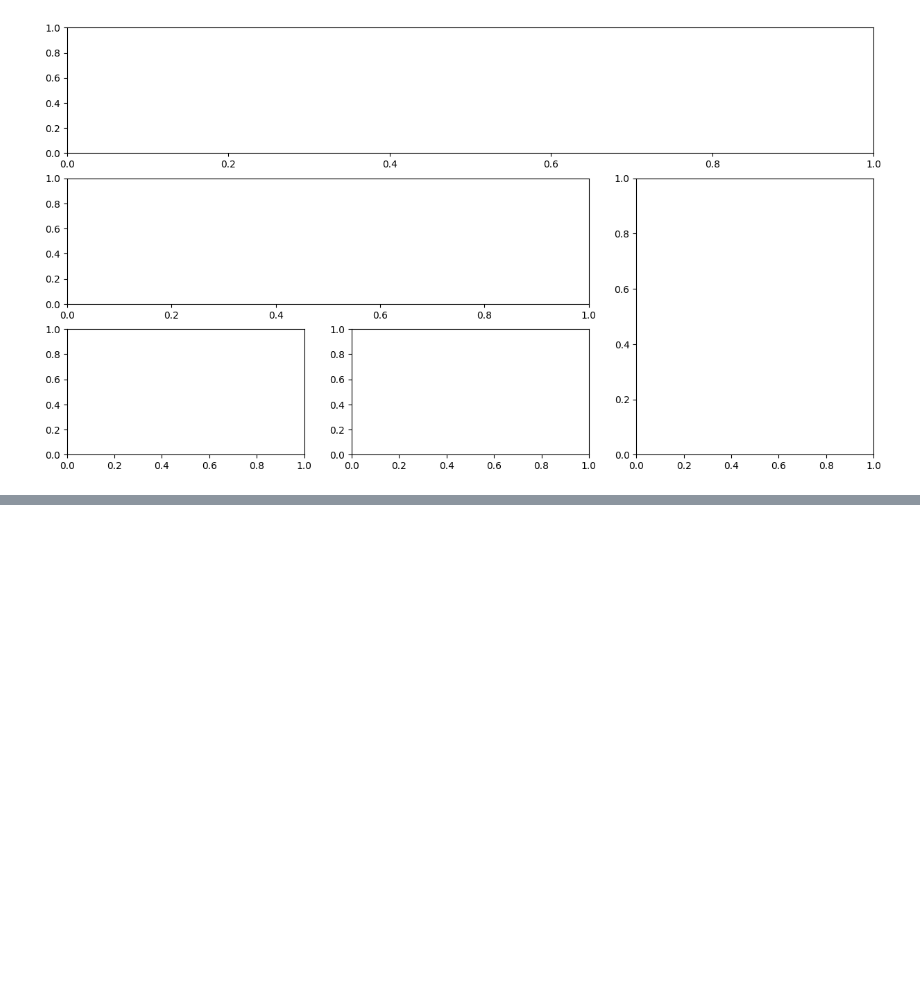
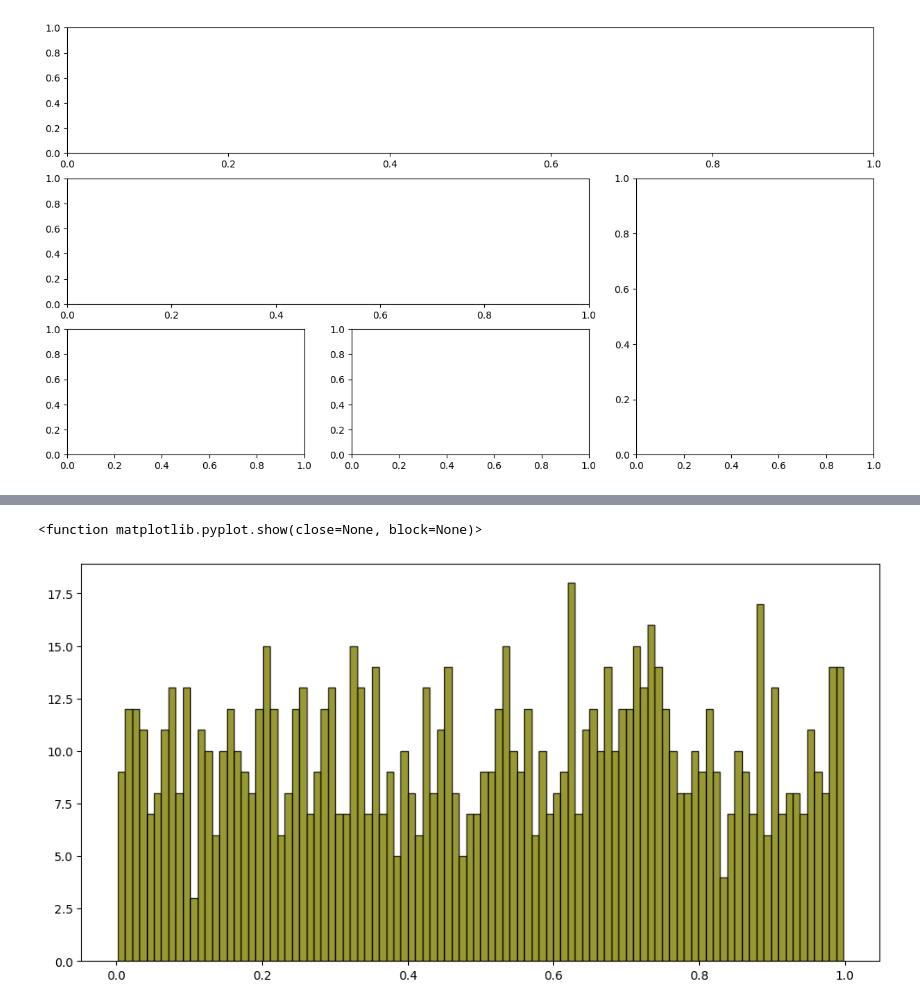
Before and after one commit to grishrana/python_learn, a Jupyter notebook: dataanalysis_freecodecamp/datacleaning/MoreVisualization.ipynb, the cells around one changed output, grey strips where cells are left out. Saved outputs shown, nothing was run; the diff lists cells and outputs as text; code cells hidden in the pictures; blank space fills up the shorter version.

```diff
--- a/dataanalysis_freecodecamp/datacleaning/MoreVisualization.ipynb
+++ b/dataanalysis_freecodecamp/datacleaning/MoreVisualization.ipynb
@@ -165,0 +197,10 @@ ax5=plt.subplot2grid((3,3),(2,1))
+# %%
+Value=np.random.rand(1000)
+# %%
+plt.subplots(figsize=(12,6))
+plt.hist(Value,bins=100,alpha=0.8,histtype='bar',color='olive',edgecolor='black')
+
+plt.show
+# %% [output]
+<function matplotlib.pyplot.show(close=None, block=None)>
+[figure, added]
```
Also changed, not shown: parts of 7 cells of this notebook.
